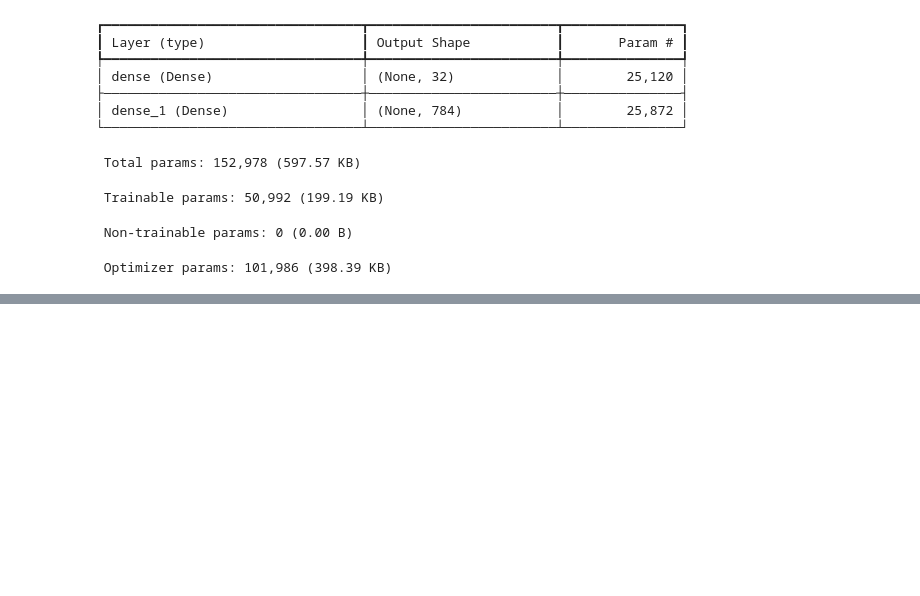
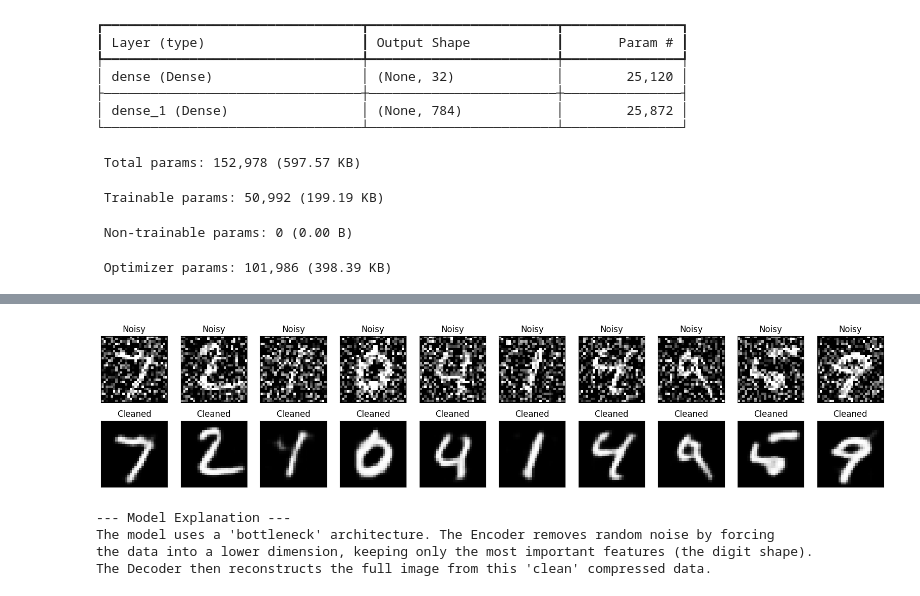
Before and after one commit to christy5165/Denoising_Autoencoder.ipynb, a Jupyter notebook: Untitled2.ipynb, the cells around one changed output, grey strips where cells are left out. Drawn from its saved outputs; the diff is of its cells as text; code cells hidden in the pictures; blank space fills up the shorter version.

```diff
--- a/Untitled2.ipynb
+++ b/Untitled2.ipynb
@@ -98,3 +98,68 @@ Model: "sequential"
  Trainable params: 50,992 (199.19 KB)
  Non-trainable params: 0 (0.00 B)
  Optimizer params: 101,986 (398.39 KB)
+# %%
+import numpy as np
+import matplotlib.pyplot as plt
+import tensorflow as tf
+from tensorflow.keras import layers, models, datasets
+
+# 1. LOAD AND PREPARE DATA
+(x_train, _), (x_test, _) = datasets.mnist.load_data()
+x_train = x_train.astype('float32') / 255.
+x_test = x_test.astype('float32') / 255.
+x_train = np.reshape(x_train, (len(x_train), 28, 28, 1))
+x_test = np.reshape(x_test, (len(x_test), 28, 28, 1))
+
+# 2. ADD GAUSSIAN NOISE
+noise_factor = 0.5
+x_train_noisy = np.clip(x_train + noise_factor * np.random.normal(0, 1, x_train.shape), 0., 1.)
+x_test_noisy = np.clip(x_test + noise_factor * np.random.normal(0, 1, x_test.shape), 0., 1.)
+
+# 3. BUILD THE AUTOENCODER MODEL
+autoencoder = models.Sequential([
+    # Encoder: Compress the image
+    layers.Input(shape=(28, 28, 1)),
+    layers.Conv2D(32, (3, 3), activation='relu', padding='same'),
+    layers.MaxPooling2D((2, 2), padding='same'),
+    layers.Conv2D(32, (3, 3), activation='relu', padding='same'),
+    layers.MaxPooling2D((2, 2), padding='same'),
+
+    # Decoder: Reconstruct the image
+    layers.Conv2DTranspose(32, (3, 3), strides=2, activation='relu', padding='same'),
+    layers.Conv2DTranspose(32, (3, 3), strides=2, activation='relu', padding='same'),
+    layers.Conv2D(1, (3, 3), activation='sigmoid', padding='same')
+])
+
+autoencoder.compile(optimizer='adam', loss='binary_crossentropy')
+
+# 4. TRAIN (Mapping Noisy Input -> Clean Target)
+print("Training the model...")
+autoencoder.fit(x_train_noisy, x_train, epochs=10, batch_size=128, validation_data=(x_test_noisy, x_test), verbose=1)
+
+# 5. VISUALIZE RESULTS
+decoded_imgs = autoencoder.predict(x_test_noisy)
+n = 10
+plt.figure(figsize=(20, 4))
+for i in range(n):
+    # Display Noisy
+    ax = plt.subplot(2, n, i + 1)
+    plt.imshow(x_test_noisy[i].reshape(28, 28), cmap='gray')
+    ax.get_xaxis().set_visible(False)
+    ax.get_yaxis().set_visible(False)
+    plt.title("Noisy")
+
+    # Display Reconstructed
+    ax = plt.subplot(2, n, i + 1 + n)
+    plt.imshow(decoded_imgs[i].reshape(28, 28), cmap='gray')
+    ax.get_xaxis().set_visible(False)
+    ax.get_yaxis().set_visible(False)
+    plt.title("Cleaned")
+plt.show()
+
+# 6. BRIEF EXPLANATION
+print("\n--- Model Explanation ---")
+print("The model uses a 'bottleneck' architecture. The Encoder removes random noise by forcing ")
+print("the data into a lower dimension, keeping only the most important features (the digit shape).")
+print("The Decoder then reconstructs the full image from this 'clean' compressed data.")
+# %% [output]
@@ -100,0 +183,5 @@ Model: "sequential"
+[figure, added]
+--- Model Explanation ---
+The model uses a 'bottleneck' architecture. The Encoder removes random noise by forcing
+the data into a lower dimension, keeping only the most important features (the digit shape).
+The Decoder then reconstructs the full image from this 'clean' compressed data.
```
Also changed, not shown: parts of 1 cell of this notebook.
